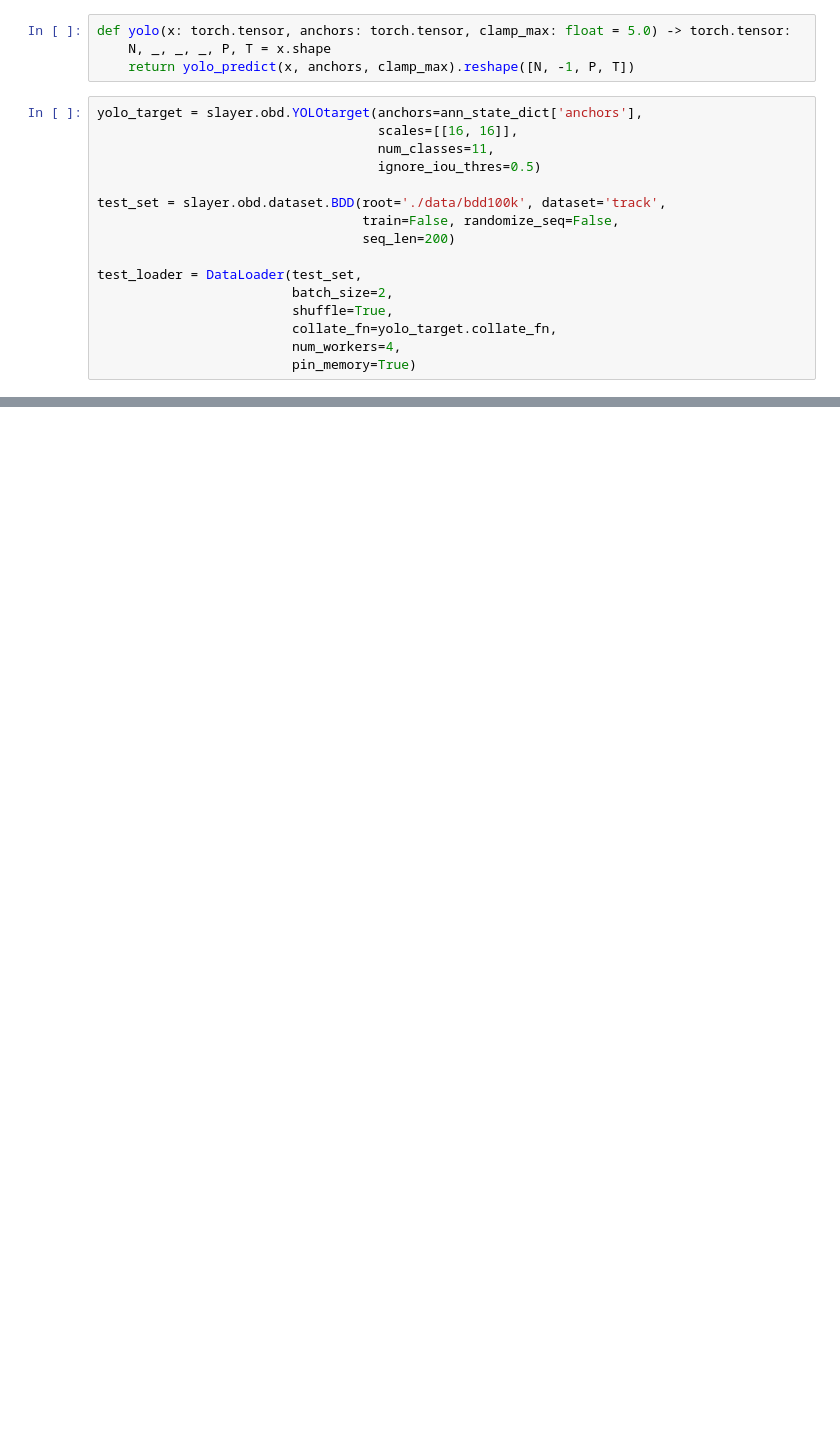
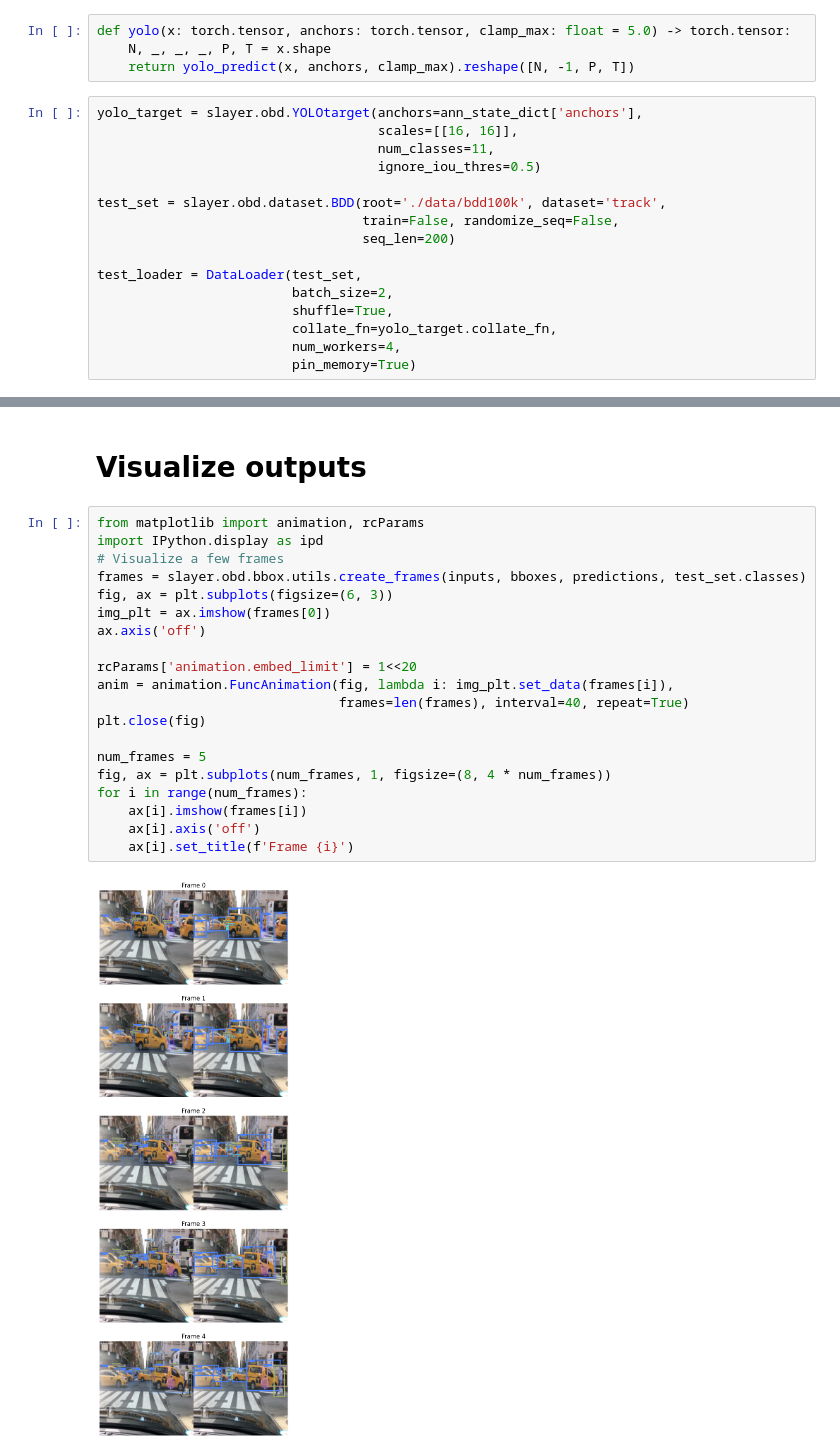
Before and after one commit to hanlany/lava-dl, a Jupyter notebook: tutorials/lava/lib/dl/conversion/yolo_kp/sdnn_conversion.ipynb, the cells around one changed output, grey strips where cells are left out. Cells and saved outputs as stored; diff of their text form; blank space fills up the shorter version.

```diff
--- a/tutorials/lava/lib/dl/conversion/yolo_kp/sdnn_conversion.ipynb
+++ b/tutorials/lava/lib/dl/conversion/yolo_kp/sdnn_conversion.ipynb
@@ -187,0 +231,24 @@ SDNN Synops Sparsity = 9.28 x
+# %% [markdown]
+# Visualize outputs
+# %%
+from matplotlib import animation, rcParams
+import IPython.display as ipd
+# Visualize a few frames
+frames = slayer.obd.bbox.utils.create_frames(inputs, bboxes, predictions, test_set.classes)
+fig, ax = plt.subplots(figsize=(6, 3))
+img_plt = ax.imshow(frames[0])
+ax.axis('off')
+
+rcParams['animation.embed_limit'] = 1<<20
+anim = animation.FuncAnimation(fig, lambda i: img_plt.set_data(frames[i]),
+                               frames=len(frames), interval=40, repeat=True)
+plt.close(fig)
+
+num_frames = 5
+fig, ax = plt.subplots(num_frames, 1, figsize=(8, 4 * num_frames))
+for i in range(num_frames):
+    ax[i].imshow(frames[i])
+    ax[i].axis('off')
+    ax[i].set_title(f'Frame {i}')
+# %% [output]
+[figure, added]
```
Also changed, not shown: parts of 11 cells of this notebook, 2 other files.
